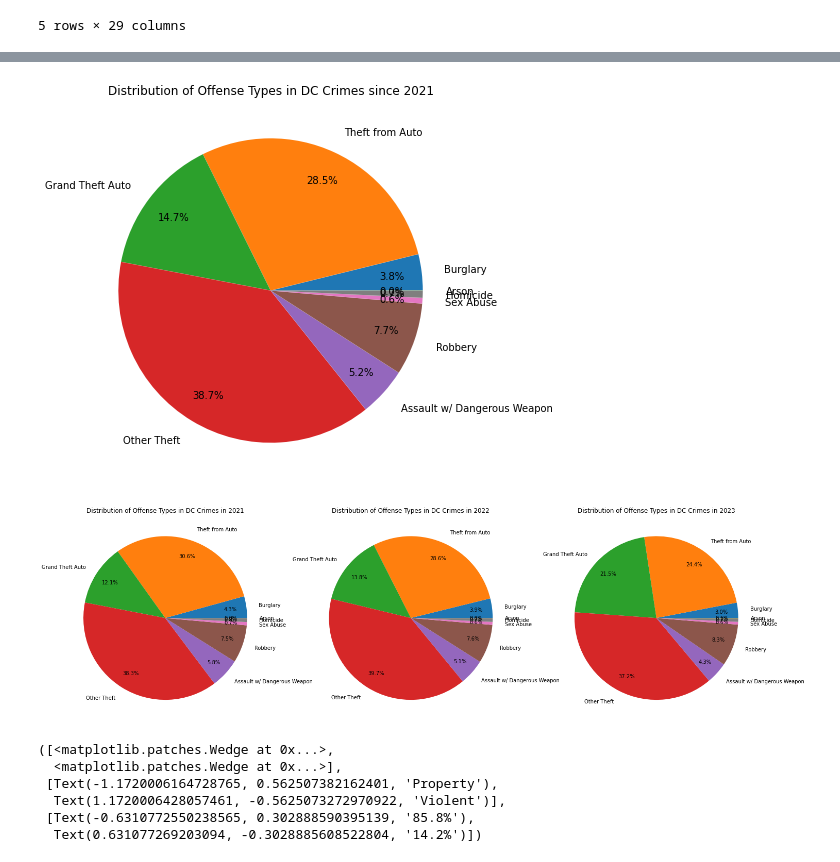
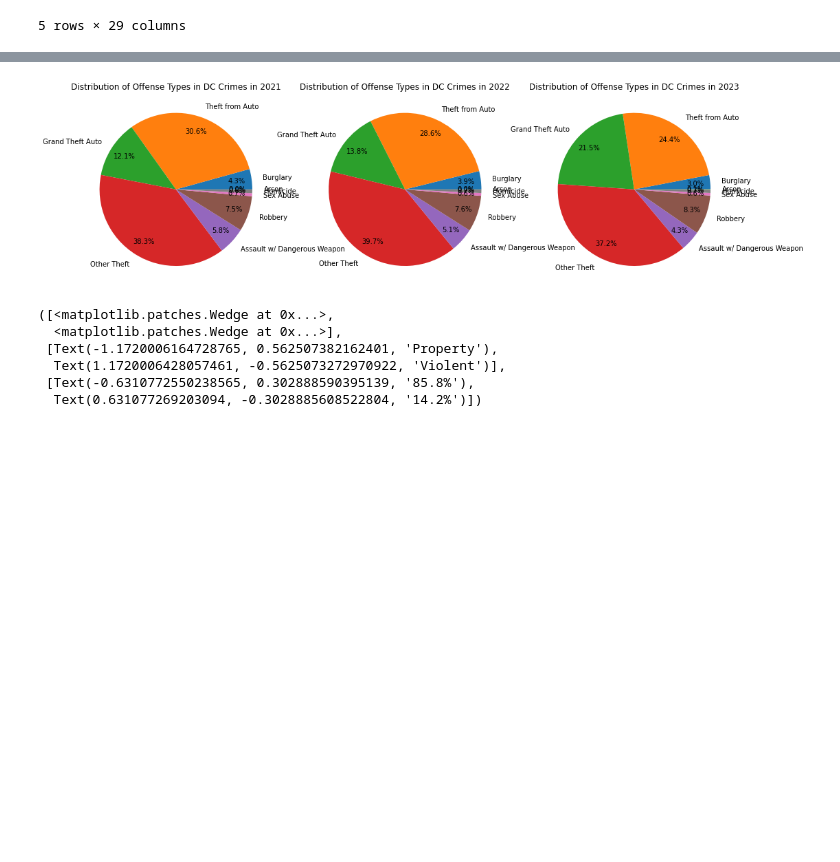
Before and after one commit to ddixon18/DC-Crime, a Jupyter notebook: DC-Crime.ipynb, the cells around one changed output, grey strips where cells are left out. Cells and saved outputs as stored; diff of their text form; code cells hidden in the pictures; blank space fills up the shorter version.

```diff
--- a/DC-Crime.ipynb
+++ b/DC-Crime.ipynb
@@ -84,6 +84,28 @@ offenseCounts = []
 offenseTypes = ['burglary', 'theft f/auto', 'motor vehicle theft', 'theft/other', 'assault w/dangerous weapon', 'robbery', 'sex abuse', 'homicide', 'arson']
 for t in offenseTypes:
     offenseCounts.append(len(crimeDF[(crimeDF["Offense"] == t)]))
+
+
+
+offenseCounts2016 = []
+for t in offenseTypes:
+    offenseCounts2016.append(len(crimeDF[((crimeDF["Offense"] == t) & (crimeDF["Year"] == 2016))]))
+
+offenseCounts2017 = []
+for t in offenseTypes:
+    offenseCounts2017.append(len(crimeDF[((crimeDF["Offense"] == t) & (crimeDF["Year"] == 2017))]))
+
+offenseCounts2018 = []
+for t in offenseTypes:
+    offenseCounts2018.append(len(crimeDF[((crimeDF["Offense"] == t) & (crimeDF["Year"] == 2018))]))
+
+offenseCounts2019 = []
+for t in offenseTypes:
+    offenseCounts2019.append(len(crimeDF[((crimeDF["Offense"] == t) & (crimeDF["Year"] == 2019))]))
+
+offenseCounts2020 = []
+for t in offenseTypes:
+    offenseCounts2020.append(len(crimeDF[((crimeDF["Offense"] == t) & (crimeDF["Year"] == 2020))]))
 
 offenseCounts2021 = []
 for t in offenseTypes:
@@ -93,36 +115,38 @@ offenseCounts2022 = []
 for t in offenseTypes:
     offenseCounts2022.append(len(crimeDF[((crimeDF["Offense"] == t) & (crimeDF["Year"] == 2022))]))
 
 offenseCounts2023 = []
 for t in offenseTypes:
     offenseCounts2023.append(len(crimeDF[((crimeDF["Offense"] == t) & (crimeDF["Year"] == 2023))]))
 
 # Once we use the correct labels for the counts, we can make them pretty
 offenseTypes = ['Burglary', 'Theft from Auto', 'Grand Theft Auto', 'Other Theft', 'Assault w/ Dangerous Weapon', 'Robbery', 'Sex Abuse', 'Homicide', 'Arson']
 
 #explode=(0,0,0,0,0,0,0,0,0)
+
+
 plt.figure(figsize=(7,7))
 plt.title("Distribution of Offense Types in DC Crimes since 2021")
 plt.pie(offenseCounts, labels = offenseTypes, autopct = '%1.1f%%', pctdistance = 0.8, labeldistance = 1.15)
 
-plt.figure(figsize=(10,10))
+
 plt.subplot(1,3,1)
 plt.title("Distribution of Offense Types in DC Crimes in 2021")
 plt.pie(offenseCounts2021, labels = offenseTypes, autopct = '%1.1f%%', pctdistance = 0.8, labeldistance = 1.15)
 
 plt.subplot(1,3,2)
 plt.title("Distribution of Offense Types in DC Crimes in 2022")
 plt.pie(offenseCounts2022, labels = offenseTypes, autopct = '%1.1f%%', pctdistance = 0.8, labeldistance = 1.15)
 
 plt.subplot(1,3,3)
 plt.title("Distribution of Offense Types in DC Crimes in 2023")
 plt.pie(offenseCounts2023, labels = offenseTypes, autopct = '%1.1f%%', pctdistance = 0.8, labeldistance = 1.15)
+
 plt.subplots_adjust(bottom=0.1, right=2, top=0.9)
 
 plt.show()
 # %% [output]
-[figure, old version]
+[figure, new version]
-[figure, removed]
 # %%
 ogCounts = []
 ogTypes = ['property', 'violent']
```
